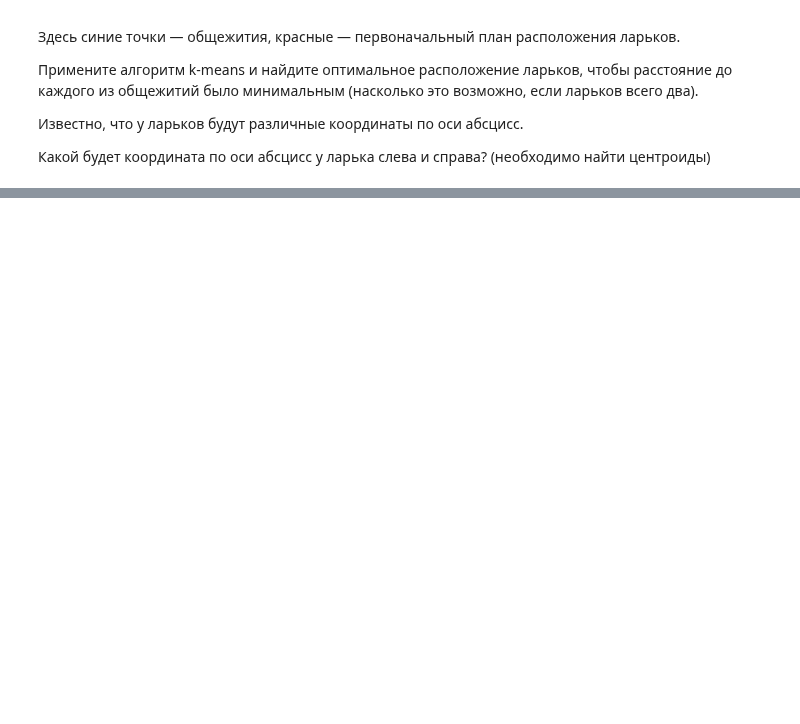
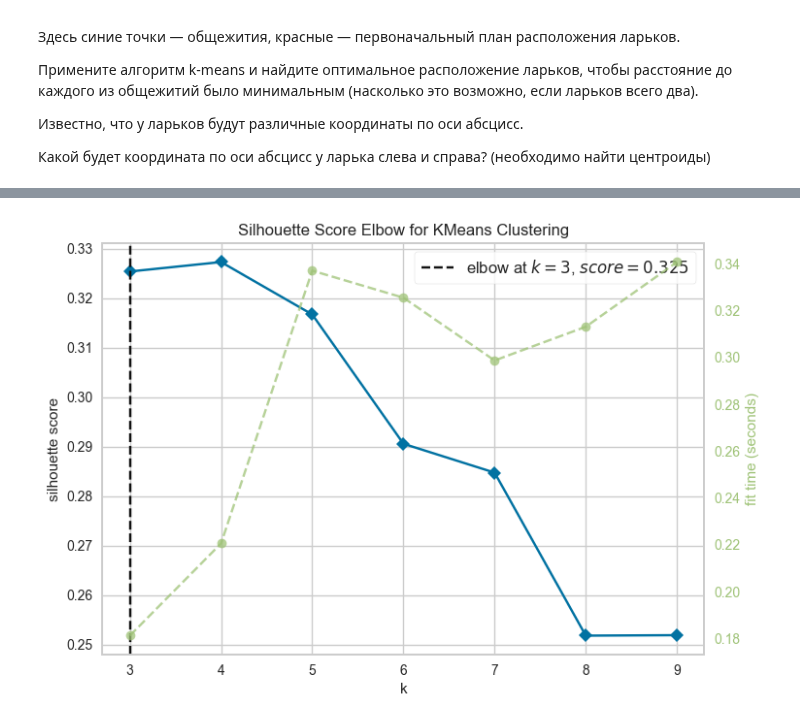
Before and after one commit to ScReameer/DS-learning, a Jupyter notebook: Math/Block-6/Module-10. Clustering and dimension reduction/Practice.ipynb, the cells around one changed output, grey strips where cells are left out. Cells and saved outputs as stored; diff of their text form; code cells hidden in the pictures; blank space fills up the shorter version.

```diff
--- a/Math/Block-6/Module-10. Clustering and dimension reduction/Practice.ipynb
+++ b/Math/Block-6/Module-10. Clustering and dimension reduction/Practice.ipynb
@@ -39,0 +115,5 @@ print(km_model.cluster_centers_)
+# %%
+visualiser = KElbowVisualizer(KMeans(random_state=42, n_init=10), k=(3, 10), metric='silhouette').fit(data_scaled)
+visualiser.show();
+# %% [output]
+[figure, added]
```
Also changed, not shown: parts of 20 cells of this notebook, 1 other file.
